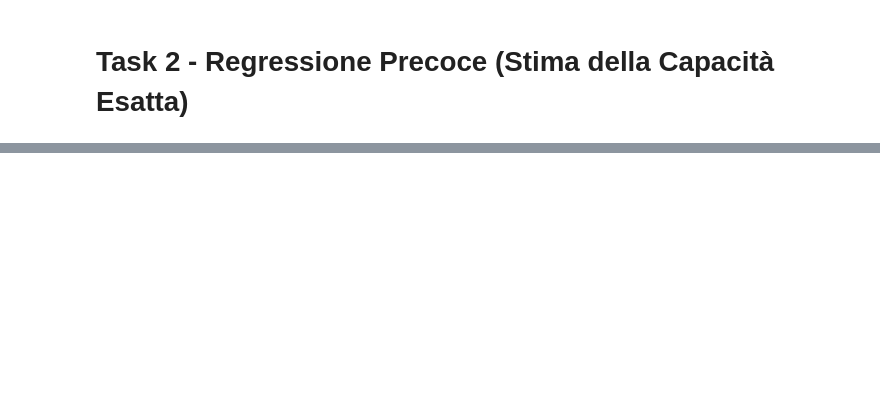
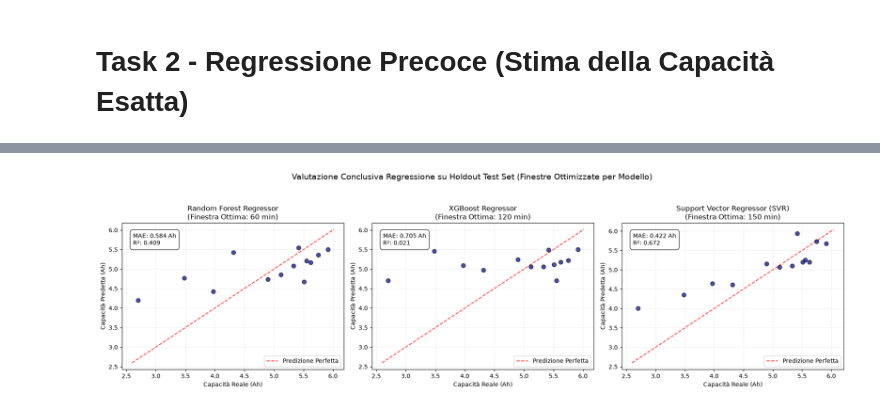
Before and after one commit to sforin/BatteryPrediction_FAI, a Jupyter notebook: notebook.ipynb, the cells around one changed output, grey strips where cells are left out. Cells and saved outputs as stored; diff of their text form; code cells hidden in the pictures; blank space fills up the shorter version.

```diff
--- a/notebook.ipynb
+++ b/notebook.ipynb
@@ -617,3 +1089,78 @@ weighted avg       0.93      0.92      0.92        13
+# %%
+from sklearn.metrics import mean_absolute_error, r2_score
+import matplotlib.pyplot as plt
+
+# 2. Predizione e Plotting True vs Predicted (Inizializziamo la figura prima del ciclo)
+fig, axes = plt.subplots(1, 3, figsize=(18, 5))
+
+# Cicliamo in modo robusto su ciascun modello autonomamente
+for idx, (name, pipeline_ottima) in enumerate(final_regression_model.items()):
+
+    # CORREZIONE 1: Recuperiamo la finestra specifica ottimale per QUESTO modello
+    model_best_window = ARR_MINUTI_OSSERVAZIONE[best_index[name]]
+    # CORREZIONE 2: Recuperiamo la lista esatta delle feature estratte per QUELLA finestra
+    model_feature_names = final_feature_names[name]
+
+    # 1. Costruzione della matrice di TEST (Holdout) mirata sulla specifica finestra del modello
+    test_regression_records = []
+    for file_name in file_holdout_test:
+        df_bat = battery_dict[file_name]
+        y_val = summary_test_df[summary_test_df['file_name'] == file_name]['final_capacity'].values[0]
+
+        # Estraiamo le feature storiche usando il cut-off ottimale del modello corrente
+        # Usiamo le variabili globali AMPIEZZA_BLOCCO_MINUTI e NUMERO_LAG se definite, altrimenti valori nativi (10 e 3)
+        base_w = AMPIEZZA_BLOCCO_MINUTI if 'AMPIEZZA_BLOCCO_MINUTI' in globals() else 10
+        n_steps = NUMERO_LAG if 'NUMERO_LAG' in globals() else 3
+
+        feat_reg = extract_regression_lagged_features(
+            df_bat, base_window_min=base_w, steps=n_steps, end_minute=model_best_window
+        )
+
+        if feat_reg is not None:
+            feat_reg['file_name'] = file_name
+            feat_reg['target_capacity'] = y_val
+            test_regression_records.append(feat_reg)
+
+    # Se per motivi di lunghezza dei CSV l'holdout fallisse l'estrazione su finestre lunghe (es. 300 min)
+    if not test_regression_records:
+        print(f"⚠️ Attenzione: Impossibile estrarre dati di test per {name} alla finestra {model_best_window} min.")
+        continue
+
+    df_reg_test = pd.DataFrame(test_regression_records).bfill().ffill()
+
+    # CORREZIONE 3: Estraiamo la matrice usando le feature specifiche salvate nel dizionario
+    X_test_r = df_reg_test[model_feature_names].values
+    y_test_r = df_reg_test['target_capacity'].values
+
+    # Il modello è già addestrato e configurato, facciamo il predict
+    y_pred_r = pipeline_ottima.predict(X_test_r)
+
+    # Calcolo delle metriche di test reali
+    mae = mean_absolute_error(y_test_r, y_pred_r)
+    r2 = r2_score(y_test_r, y_pred_r)
+
+    # Grafica sul sotto-plot del modello corrente
+    ax = axes[idx]
+    ax.scatter(y_test_r, y_pred_r, color='darkblue', alpha=0.7, edgecolors='k', s=50)
+
+    # Linea di riferimento a 45 gradi
+    lims = [min(y_test_r.min(), y_pred_r.min()) - 0.1, max(y_test_r.max(), y_pred_r.max()) + 0.1]
+    ax.plot(lims, lims, 'r--', alpha=0.75, zorder=0, label="Predizione Perfetta")
+
+    # Titolo dinamico che specifica anche quanti minuti sono serviti a quel modello
+    ax.set_title(f"{name}\n(Finestra Ottima: {model_best_window} min)")
+    ax.set_xlabel("Capacità Reale (Ah)")
+    ax.set_ylabel("Capacità Predetta (Ah)")
+    ax.grid(True, alpha=0.2)
+    ax.text(0.05, 0.85, f"MAE: {mae:.3f} Ah\nR²: {r2:.3f}",
+            transform=ax.transAxes, bbox=dict(facecolor='white', alpha=0.8, boxstyle='round,pad=0.5'))
+    ax.legend(loc='lower right')
+
+plt.suptitle("Valutazione Conclusiva Regressione su Holdout Test Set (Finestre Ottimizzate per Modello)", fontsize=14, y=1.05)
+plt.tight_layout()
+plt.show()
+# %% [output]
+[figure, added]
 # %%
 # Preparazione dei Dati per la Regressione (Formato Sequenziale)
 # Per la regressione (specialmente se userai modelli sequenziali come una
```
Also changed, not shown: parts of 15 cells of this notebook, 2 other files.
